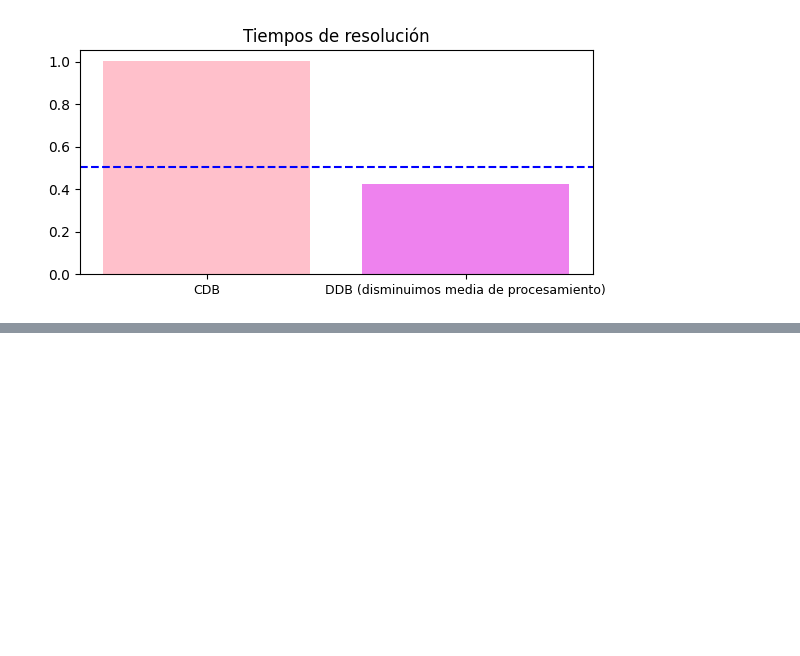
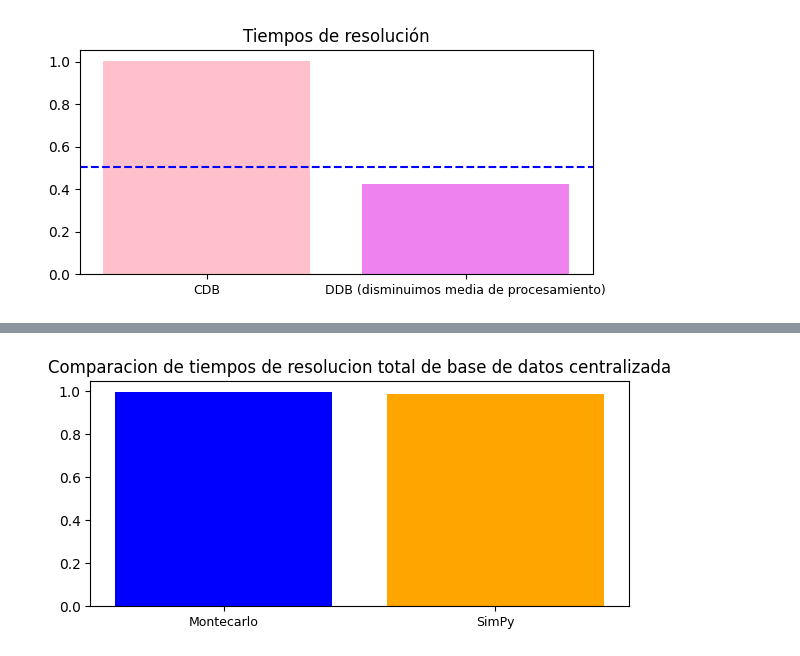
Before and after one commit to MartinCohen98/simulacion_tp1_grupo2_1c2024, a Jupyter notebook: Ejercicio3_TP2.ipynb, the cells around one changed output, grey strips where cells are left out. Cells and saved outputs as stored; diff of their text form; code cells hidden in the pictures; blank space fills up the shorter version.

```diff
--- a/Ejercicio3_TP2.ipynb
+++ b/Ejercicio3_TP2.ipynb
@@ -518,0 +547,4 @@ plt.show()
+# %%
+create_comparison_graphics_simpy(mean_total_resolving_time_cdb, 0.986073095106166, "Comparacion de tiempos de resolucion total de base de datos centralizada")
+# %% [output]
+[figure, added]
```
Also changed, not shown: parts of 12 cells of this notebook.
